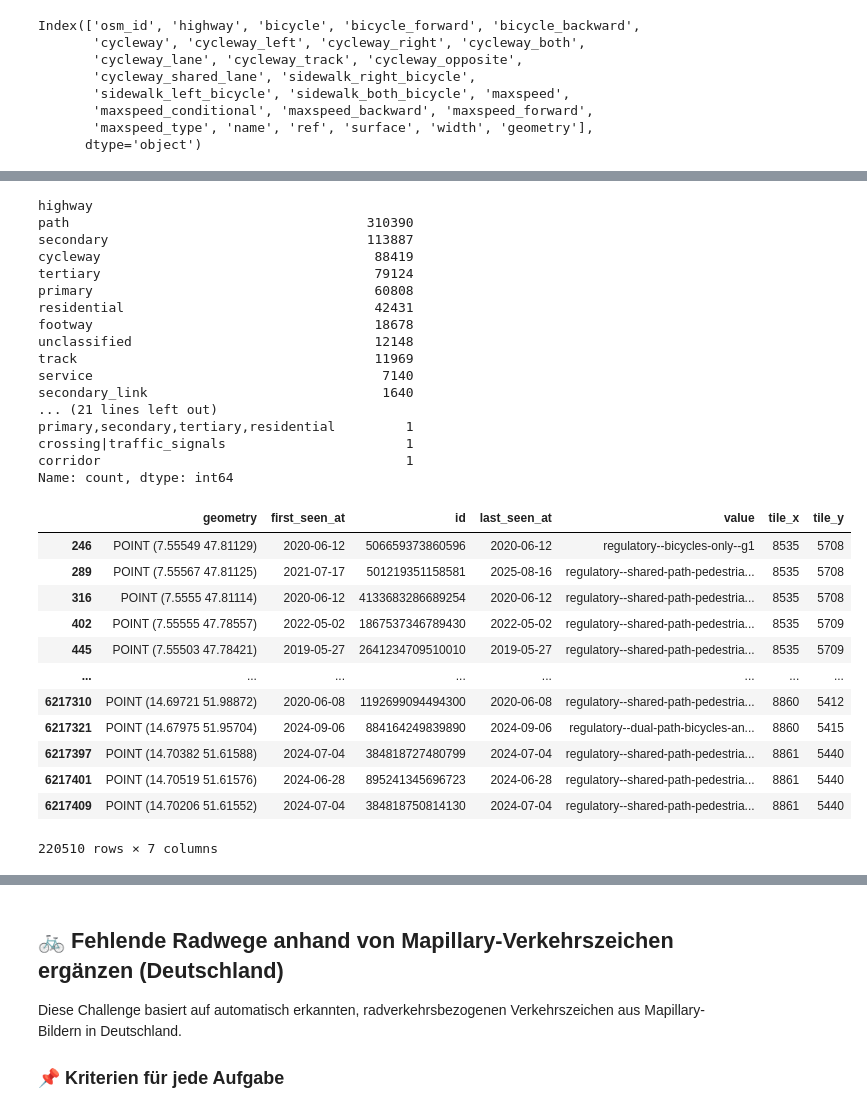
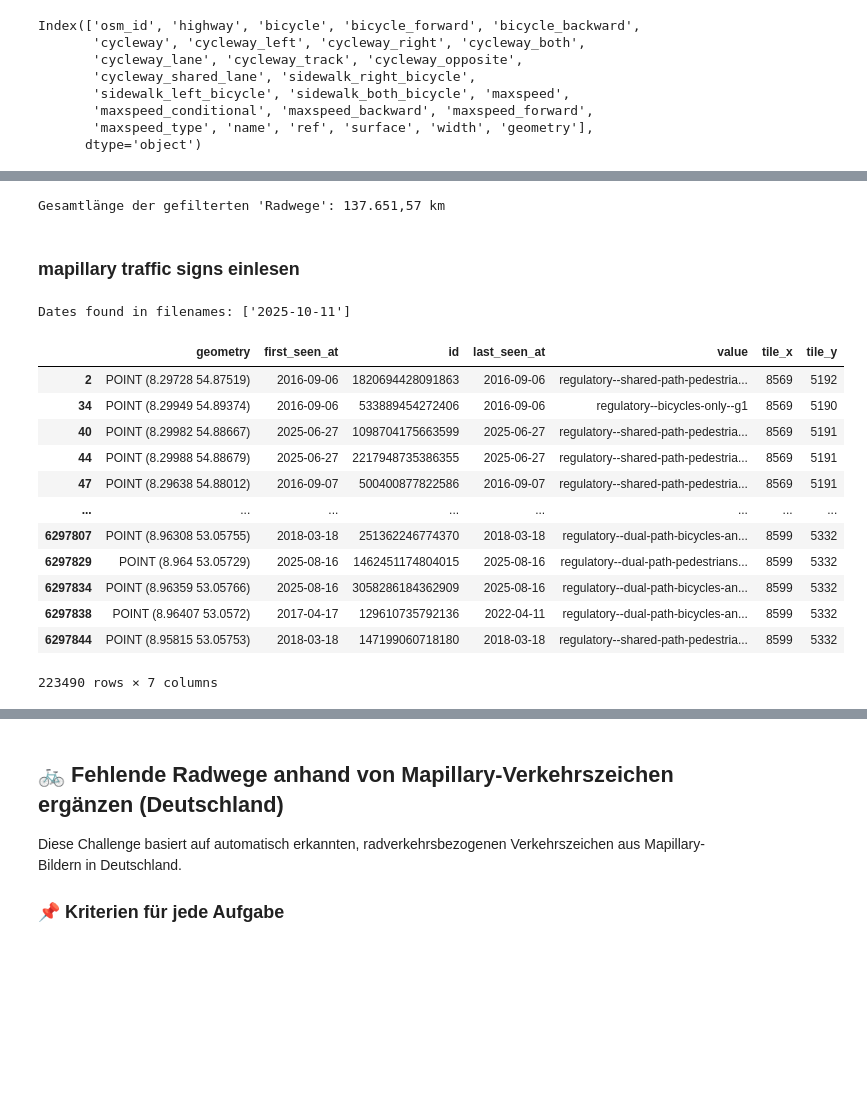
Before and after one commit to vizsim/mapillary_trafficsigns, a Jupyter notebook: use_cases/cycleway_complete_campaign/1_merge_mapillary-trafficsigns_osm-cycleways.ipynb, the cells around one changed output, grey strips where cells are left out. Drawn from its saved outputs; the diff is of its cells as text; code cells hidden in the pictures; blank space fills up the shorter version.

```diff
--- a/use_cases/cycleway_complete_campaign/1_merge_mapillary-trafficsigns_osm-cycleways.ipynb
+++ b/use_cases/cycleway_complete_campaign/1_merge_mapillary-trafficsigns_osm-cycleways.ipynb
@@ -57,23 +68,16 @@ len(filtered_cycleways)
+# %%
+filtered_cycleways_proj = filtered_cycleways.to_crs(25833)
+filtered_cycleways_proj["length_m"] = filtered_cycleways_proj.geometry.length
+#filtered_cycleways_proj[["osm_id", "length_m"]]
+
+total_km = filtered_cycleways_proj.length_m.sum() / 1000
+print(f"Gesamtlänge der gefilterten 'Radwege': {total_km:,.2f}".replace(",", "X").replace(".", ",").replace("X", ".") + " km")
+# %% [output]
+Gesamtlänge der gefilterten 'Radwege': 137.651,57 km
 # %%
-filtered_cycleways.highway.value_counts()
+#filtered_cycleways.highway.value_counts()
-# %% [output]
-highway
-path                                      310390
-secondary                                 113887
-cycleway                                   88419
-tertiary                                   79124
-primary                                    60808
-residential                                42431
-footway                                    18678
-unclassified                               12148
-track                                      11969
-service                                     7140
-secondary_link                              1640
-... (21 lines left out)
-primary,secondary,tertiary,residential         1
-crossing|traffic_signals                       1
-corridor                                       1
-Name: count, dtype: int64
+# %% [markdown]
+### mapillary traffic signs einlesen
 # %%
 
 
@@ -83,60 +87,65 @@ Name: count, dtype: int64
 # Unterschiedliche Verkehrszeichen in Deutschland für Radwege
 
 # https://trafficsigns.osm-verkehrswende.org/DE?signs=DE:237
+# Radweg
 de_237="regulatory--bicycles-only--g1"
 
 # https://trafficsigns.osm-verkehrswende.org/DE?signs=DE:240
+# Gemeinsamer Geh- und Radweg
 de_240="regulatory--shared-path-pedestrians-and-bicycles--g1"
 
 # https://trafficsigns.osm-verkehrswende.org/DE?signs=DE:241-30
+# Getrennter Rad- und Gehweg
 de_241_30="regulatory--dual-path-bicycles-and-pedestrians--g1"
 
 # https://trafficsigns.osm-verkehrswende.org/DE?signs=DE:241-31
+# Getrennter Rad- und Gehweg
 de_241_31="regulatory--dual-path-pedestrians-and-bicycles--g1"
 
 
 # ggf. noch  "complementary--except-bicycles--g1" https://trafficsigns.osm-verkehrswende.org/DE?signs=DE:1022-10
 
 
 
-#mapillary_trafficsigns = gpd.read_parquet("../preprocessing/mapillary_map-feature-data_ger_2025-06-07.parquet") ## -> 184120 features
-#mapillary_trafficsigns = gpd.read_parquet("../preprocessing/mapillary_map-feature-data_ger_2025-07-30.parquet") ## -> 213732 features
-#                                                                                          _2025-08-05.       ") ## -> 214438 features
-#                                                                                          _2025-09-08.       ") ## -> 220510 features
+# 2025-06-07 ## -> 184120 features
+# 2025-07-30 ## -> 213732 features
+# 2025-08-05 ## -> 214438 features
+# 2025-09-08 ## -> 220510 features
 
 
 # Find all parquet files in the tile_cache folder (per state)
 parquet_files = glob.glob("../../output/*.parquet")
-
+# Extract and print the dates from the filenames
+dates = [f.split("_")[-1].replace(".parquet", "") for f in parquet_files]
+# Drop all duplicates in the list
+dates = list(set(dates))
+print("Dates found in filenames:", dates)
 # Read all files and concatenate into one GeoDataFrame
 mapillary_trafficsigns = gpd.GeoDataFrame(
     pd.concat([gpd.read_parquet(f) for f in parquet_files], ignore_index=True),
     crs=gpd.read_parquet(parquet_files[0]).crs
 )
 
 
 
-
-
-
-# Schilder in Germany
+# filter to cw only
 mapillary_trafficsigns_cw=mapillary_trafficsigns[mapillary_trafficsigns.value.isin([de_237, de_240, de_241_30, de_241_31])]
-
+# drop duplicates if any
 mapillary_trafficsigns_cw=mapillary_trafficsigns_cw.drop_duplicates(subset=['id'])
 
-
 mapillary_trafficsigns_cw
 # %% [output]
+Dates found in filenames: ['2025-10-11']
 |  | geometry | first_seen_at | id | last_seen_at | value | tile_x | tile_y |
-| 246 | POINT (7.55549 47.81129) | 2020-06-12 | 506659373860596 | 2020-06-12 | regulatory--bicycles-only--g1 | 8535 | 5708 |
-| 289 | POINT (7.55567 47.81125) | 2021-07-17 | 501219351158581 | 2025-08-16 | regulatory--shared-path-pedestria... | 8535 | 5708 |
-| 316 | POINT (7.5555 47.81114) | 2020-06-12 | 4133683286689254 | 2020-06-12 | regulatory--shared-path-pedestria... | 8535 | 5708 |
-| 402 | POINT (7.55555 47.78557) | 2022-05-02 | 1867537346789430 | 2022-05-02 | regulatory--shared-path-pedestria... | 8535 | 5709 |
-| 445 | POINT (7.55503 47.78421) | 2019-05-27 | 2641234709510010 | 2019-05-27 | regulatory--shared-path-pedestria... | 8535 | 5709 |
+| 2 | POINT (8.29728 54.87519) | 2016-09-06 | 1820694428091863 | 2016-09-06 | regulatory--shared-path-pedestria... | 8569 | 5192 |
+| 34 | POINT (8.29949 54.89374) | 2016-09-06 | 533889454272406 | 2016-09-06 | regulatory--bicycles-only--g1 | 8569 | 5190 |
+| 40 | POINT (8.29982 54.88667) | 2025-06-27 | 1098704175663599 | 2025-06-27 | regulatory--shared-path-pedestria... | 8569 | 5191 |
+| 44 | POINT (8.29988 54.88679) | 2025-06-27 | 2217948735386355 | 2025-06-27 | regulatory--shared-path-pedestria... | 8569 | 5191 |
+| 47 | POINT (8.29638 54.88012) | 2016-09-07 | 500400877822586 | 2016-09-07 | regulatory--shared-path-pedestria... | 8569 | 5191 |
 | ... | ... | ... | ... | ... | ... | ... | ... |
-| 6217310 | POINT (14.69721 51.98872) | 2020-06-08 | 1192699094494300 | 2020-06-08 | regulatory--shared-path-pedestria... | 8860 | 5412 |
-| 6217321 | POINT (14.67975 51.95704) | 2024-09-06 | 884164249839890 | 2024-09-06 | regulatory--dual-path-bicycles-an... | 8860 | 5415 |
-| 6217397 | POINT (14.70382 51.61588) | 2024-07-04 | 384818727480799 | 2024-07-04 | regulatory--shared-path-pedestria... | 8861 | 5440 |
-| 6217401 | POINT (14.70519 51.61576) | 2024-06-28 | 895241345696723 | 2024-06-28 | regulatory--shared-path-pedestria... | 8861 | 5440 |
-| 6217409 | POINT (14.70206 51.61552) | 2024-07-04 | 384818750814130 | 2024-07-04 | regulatory--shared-path-pedestria... | 8861 | 5440 |
+| 6297807 | POINT (8.96308 53.05755) | 2018-03-18 | 251362246774370 | 2018-03-18 | regulatory--dual-path-bicycles-an... | 8599 | 5332 |
+| 6297829 | POINT (8.964 53.05729) | 2025-08-16 | 1462451174804015 | 2025-08-16 | regulatory--dual-path-pedestrians... | 8599 | 5332 |
+| 6297834 | POINT (8.96359 53.05766) | 2025-08-16 | 3058286184362909 | 2025-08-16 | regulatory--dual-path-bicycles-an... | 8599 | 5332 |
+| 6297838 | POINT (8.96407 53.0572) | 2017-04-17 | 129610735792136 | 2022-04-11 | regulatory--dual-path-bicycles-an... | 8599 | 5332 |
+| 6297844 | POINT (8.95815 53.05753) | 2018-03-18 | 147199060718180 | 2018-03-18 | regulatory--shared-path-pedestria... | 8599 | 5332 |
-220510 rows × 7 columns
+223490 rows × 7 columns
```
Also changed, not shown: parts of 32 cells of this notebook, 1 other file.
